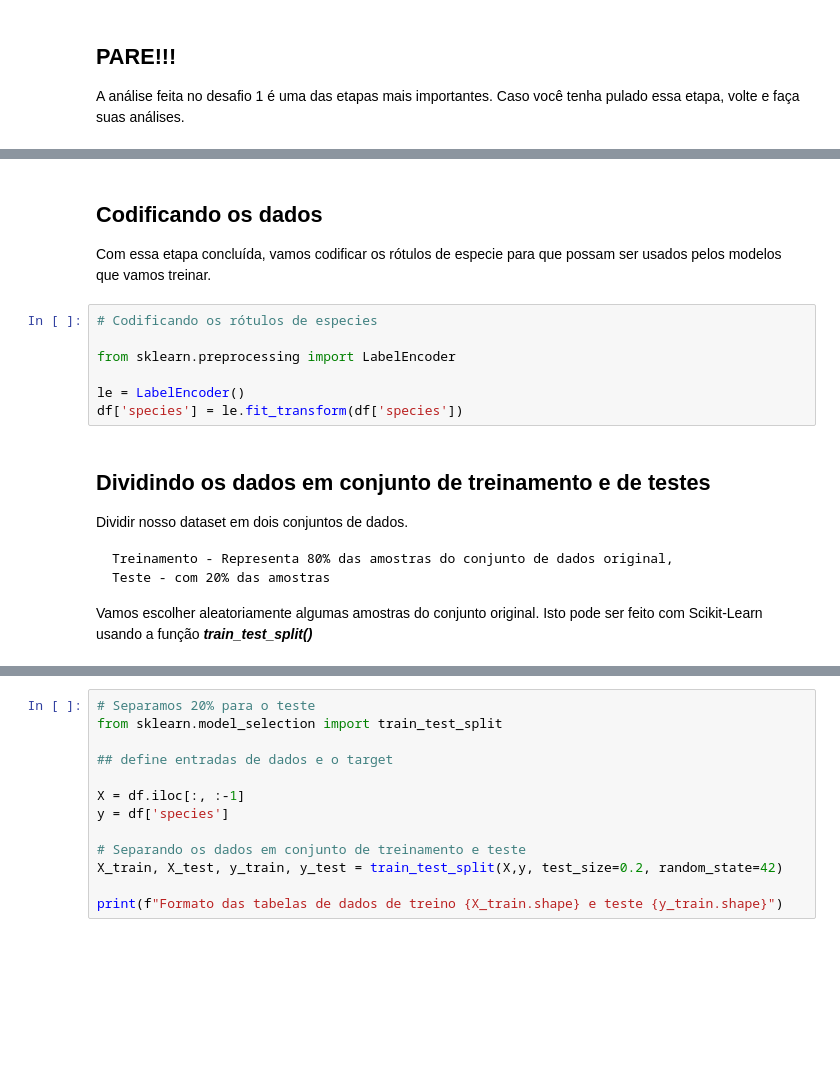
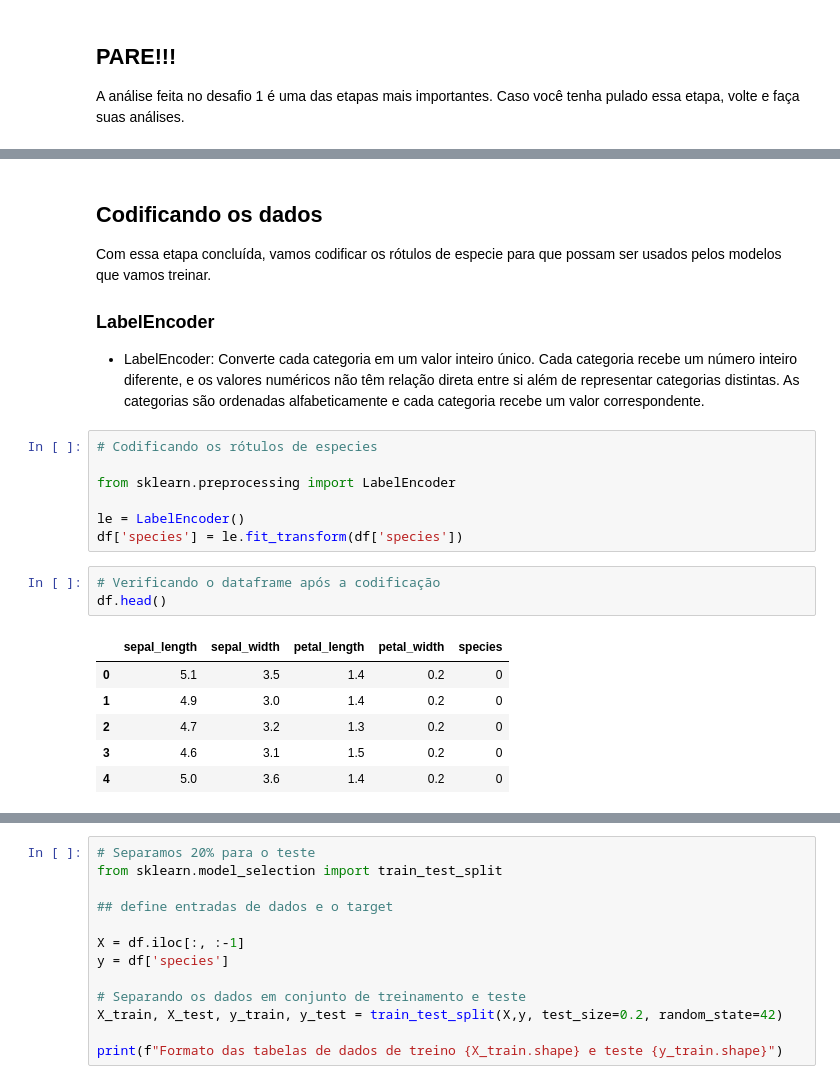
Before and after one commit to arnaldojr/cognitivecomputing, a Jupyter notebook: material/aulas/IA/lab02/ml-classificador.ipynb, the cells around one changed output, grey strips where cells are left out. Saved outputs shown, nothing was run; the diff lists cells and outputs as text; blank space fills up the shorter version.

```diff
--- a/material/aulas/IA/lab02/ml-classificador.ipynb
+++ b/material/aulas/IA/lab02/ml-classificador.ipynb
@@ -105,6 +158,11 @@ A análise feita no desafio 1 é uma das etapas mais importantes. Caso você ten
 ## Codificando os dados
 
 Com essa etapa concluída, vamos codificar os rótulos de especie para que possam ser usados pelos modelos que vamos treinar.
+
+
+### LabelEncoder
+
+- LabelEncoder: Converte cada categoria em um valor inteiro único. Cada categoria recebe um número inteiro diferente, e os valores numéricos não têm relação direta entre si além de representar categorias distintas. As categorias são ordenadas alfabeticamente e cada categoria recebe um valor correspondente.
 # %%
 # Codificando os rótulos de especies
 
@@ -112,12 +170,13 @@ from sklearn.preprocessing import LabelEncoder
 
 le = LabelEncoder()
 df['species'] = le.fit_transform(df['species'])
-# %% [markdown]
-## Dividindo os dados em conjunto de treinamento e de testes
-
-Dividir nosso dataset em dois conjuntos de dados.
-
-    Treinamento - Representa 80% das amostras do conjunto de dados original,
-    Teste - com 20% das amostras
-
-Vamos escolher aleatoriamente algumas amostras do conjunto original. Isto pode ser feito com Scikit-Learn usando a função ***train_test_split()***
+# %%
+# Verificando o dataframe após a codificação
+df.head()
+# %% [output]
+|  | sepal_length | sepal_width | petal_length | petal_width | species |
+| 0 | 5.1 | 3.5 | 1.4 | 0.2 | 0 |
+| 1 | 4.9 | 3.0 | 1.4 | 0.2 | 0 |
+| 2 | 4.7 | 3.2 | 1.3 | 0.2 | 0 |
+| 3 | 4.6 | 3.1 | 1.5 | 0.2 | 0 |
+| 4 | 5.0 | 3.6 | 1.4 | 0.2 | 0 |
```
Also changed, not shown: parts of 24 cells of this notebook, 6 other files.
